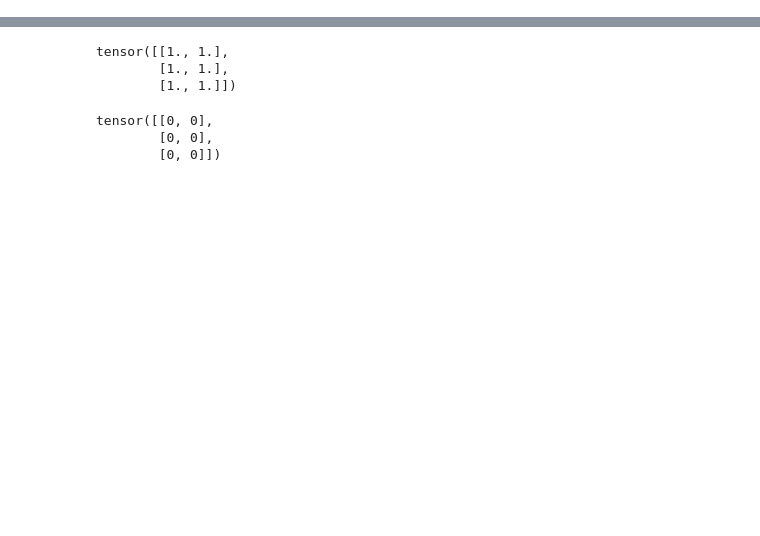
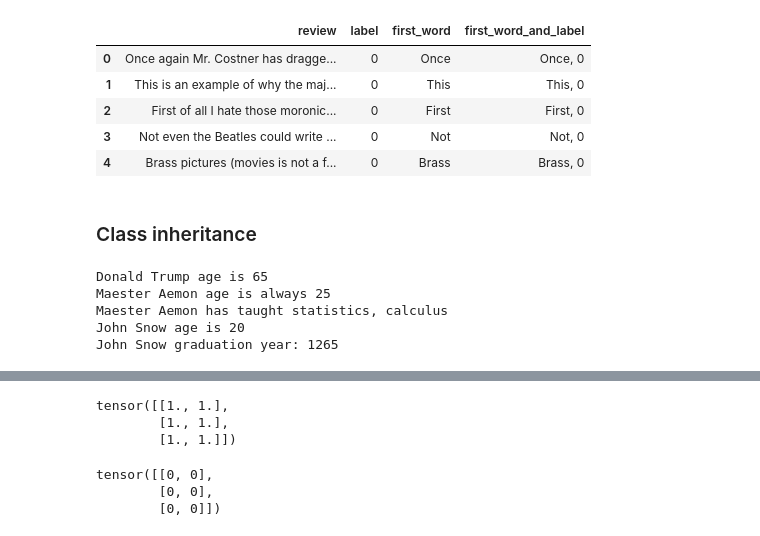
Before and after one commit to scoutbee/pytorch-nlp-notebooks, a Jupyter notebook: 0_pytorch_intro.ipynb, the cells around one changed output, grey strips where cells are left out. Cells and saved outputs as stored; diff of their text form; code cells hidden in the pictures; blank space fills up the shorter version.

```diff
--- a/0_pytorch_intro.ipynb
+++ b/0_pytorch_intro.ipynb
@@ -193,0 +141,16 @@ $$\mu = 0, \sigma^2 = 1$$
+# %%
+def first_word_and_label(row):
+    return row.first_word + ', ' + str(row.label)
+
+# Apply the function row-by-row by using axis=1
+df['first_word_and_label'] = df.apply(first_word_and_label, axis=1)
+df.head()
+# %% [output]
+|  | review | label | first_word | first_word_and_label |
+| 0 | Once again Mr. Costner has dragge... | 0 | Once | Once, 0 |
+| 1 | This is an example of why the maj... | 0 | This | This, 0 |
+| 2 | First of all I hate those moronic... | 0 | First | First, 0 |
+| 3 | Not even the Beatles could write ... | 0 | Not | Not, 0 |
+| 4 | Brass pictures (movies is not a f... | 0 | Brass | Brass, 0 |
+# %% [markdown]
+### Class inheritance
@@ -193,0 +182,17 @@ $$\mu = 0, \sigma^2 = 1$$
+# %%
+donald = People('Donald Trump', 180, 65)
+print(donald.name, 'age is', donald.get_age())
+
+aemon = Professor('Maester Aemon', 170, 105)
+print(aemon.name, 'age is', aemon.get_age())
+print(aemon.name, 'has taught', ', '.join(aemon.classes_taught))
+
+john = Student('John Snow', 175, 20, 1265)
+print(john.name, 'age is', john.get_age())
+print(john.name, 'graduation year:', john.graduation_year)
+# %% [output]
+Donald Trump age is 65
+Maester Aemon age is always 25
+Maester Aemon has taught statistics, calculus
+John Snow age is 20
+John Snow graduation year: 1265
```
Also changed, not shown: parts of 74 cells of this notebook.
